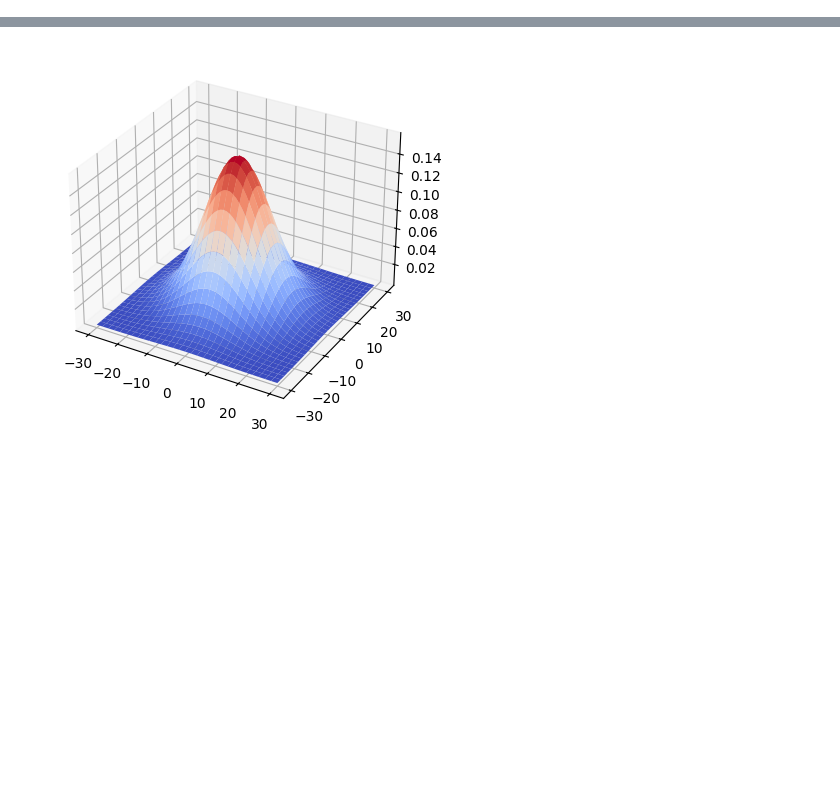
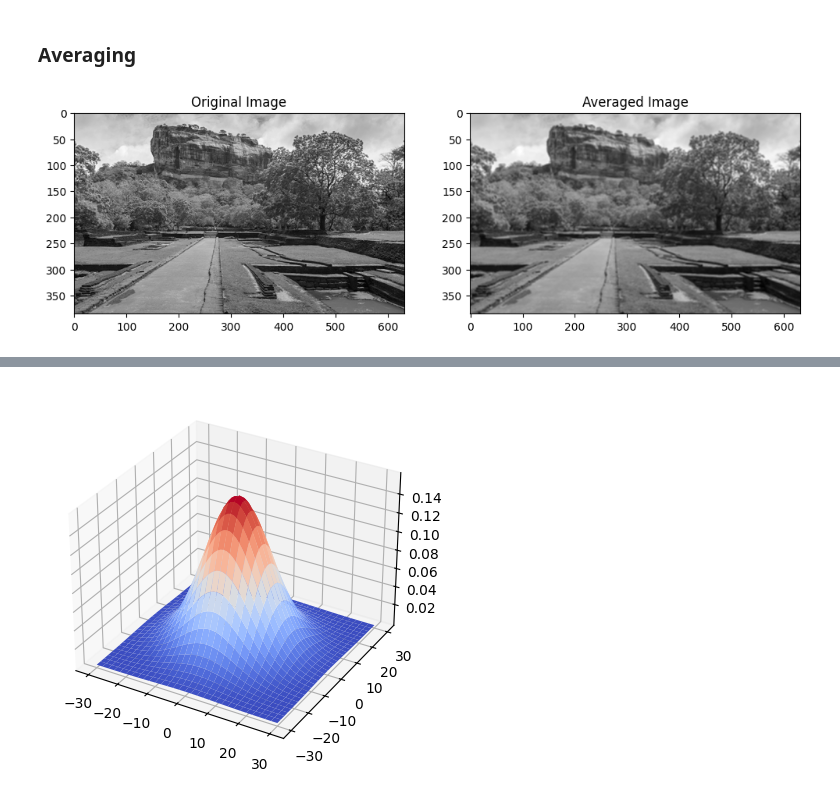
Before and after one commit to nadunnr/EN3160-Image-Processing-and-Machine-Vision, a Jupyter notebook: 03_spatial_filtering.ipynb, the cells around one changed output, grey strips where cells are left out. Cells and saved outputs as stored; diff of their text form; code cells hidden in the pictures; blank space fills up the shorter version.

```diff
--- a/03_spatial_filtering.ipynb
+++ b/03_spatial_filtering.ipynb
@@ -0,0 +15,17 @@
+# %% [markdown]
+### Averaging
+# %%
+avg_kernel = np.ones(shape=(4,4), dtype=np.float32) / 9
+averaged_img = cv.filter2D(image, cv.CV_32F, avg_kernel)
+
+fig, ax = plt.subplots(1, 2, figsize=(12,6))
+
+ax[0].imshow(image, cmap='gray')
+ax[0].set_title('Original Image')
+
+ax[1].imshow(averaged_img, cmap='gray')
+ax[1].set_title('Averaged Image')
+
+plt.show()
+# %% [output]
+[figure, added]
```
Also changed, not shown: parts of 5 cells of this notebook.
